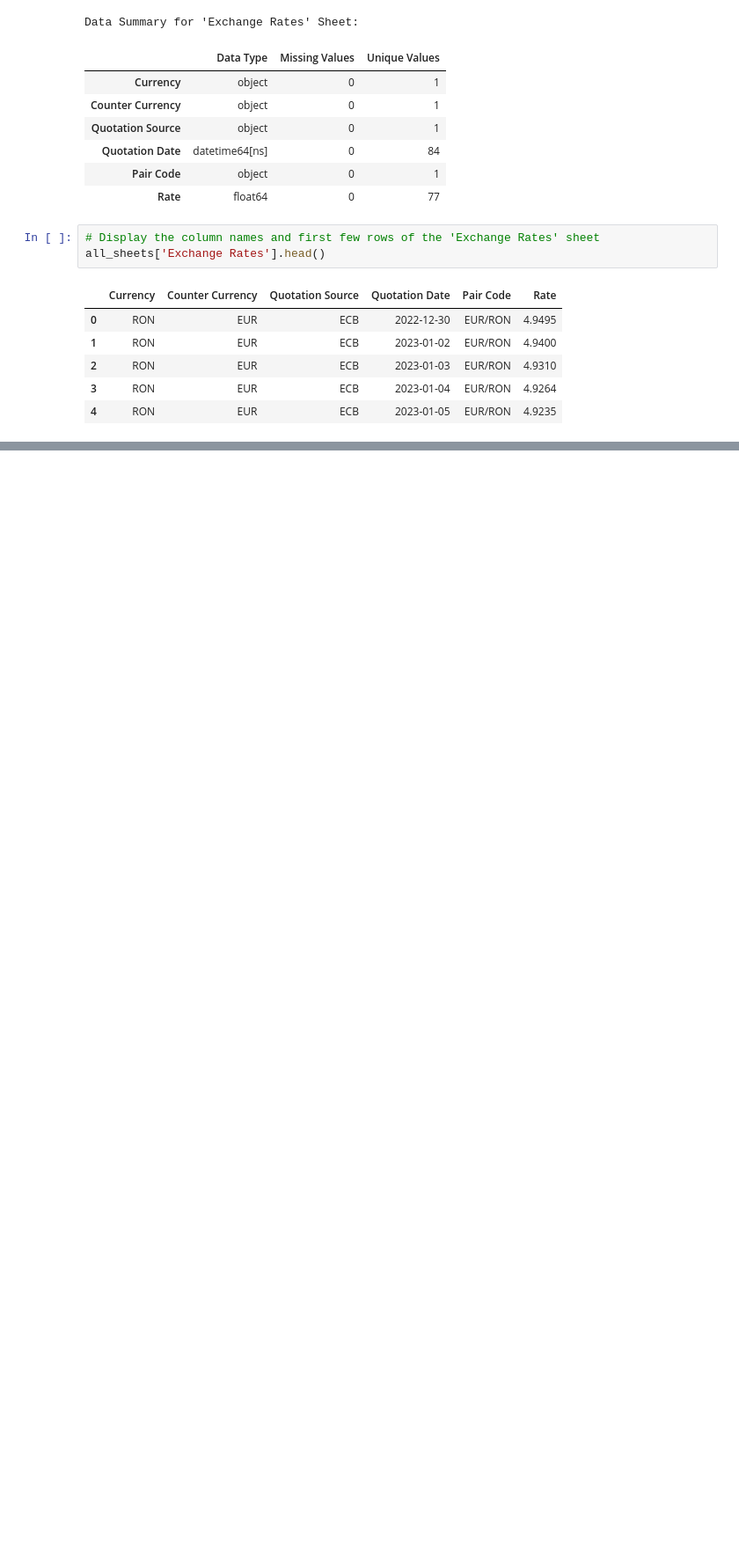
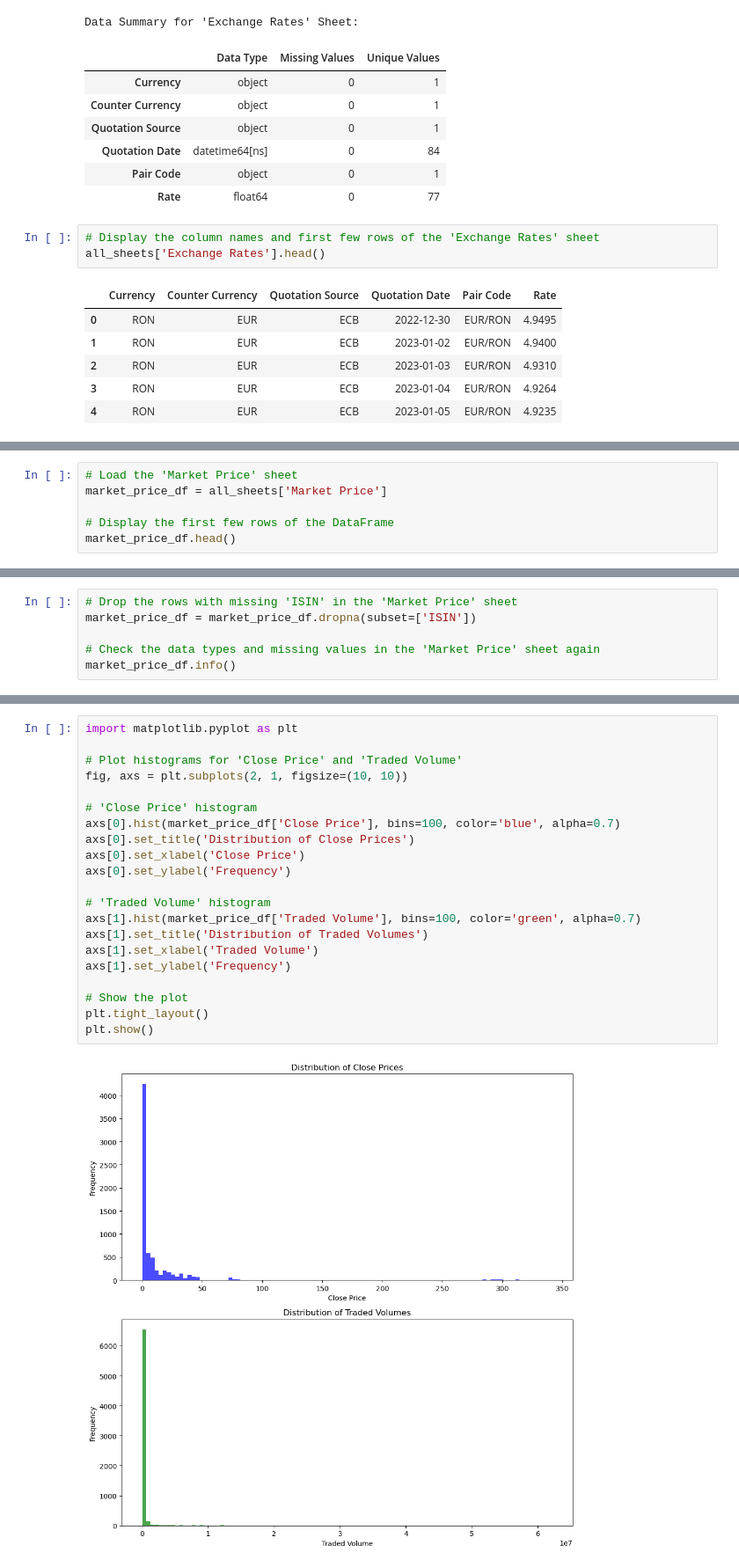
Before and after one commit to raj-rajat/Stock-Exchange-Data-2023, a Jupyter notebook: stock-exchange-performance-in-2023.ipynb, the cells around one changed output, grey strips where cells are left out. Shown: that part at 88% size. Drawn from its saved outputs; the diff is of its cells as text; blank space fills up the shorter version.

```diff
--- a/stock-exchange-performance-in-2023.ipynb
+++ b/stock-exchange-performance-in-2023.ipynb
@@ -141,0 +318,6 @@ all_sheets['Exchange Rates'].head()
+# %%
+# Load the 'Market Price' sheet
+market_price_df = all_sheets['Market Price']
+
+# Display the first few rows of the DataFrame
+market_price_df.head()
@@ -141,0 +406,6 @@ all_sheets['Exchange Rates'].head()
+# %%
+# Drop the rows with missing 'ISIN' in the 'Market Price' sheet
+market_price_df = market_price_df.dropna(subset=['ISIN'])
+
+# Check the data types and missing values in the 'Market Price' sheet again
+market_price_df.info()
@@ -141,0 +440,23 @@ all_sheets['Exchange Rates'].head()
+# %%
+import matplotlib.pyplot as plt
+
+# Plot histograms for 'Close Price' and 'Traded Volume'
+fig, axs = plt.subplots(2, 1, figsize=(10, 10))
+
+# 'Close Price' histogram
+axs[0].hist(market_price_df['Close Price'], bins=100, color='blue', alpha=0.7)
+axs[0].set_title('Distribution of Close Prices')
+axs[0].set_xlabel('Close Price')
+axs[0].set_ylabel('Frequency')
+
+# 'Traded Volume' histogram
+axs[1].hist(market_price_df['Traded Volume'], bins=100, color='green', alpha=0.7)
+axs[1].set_title('Distribution of Traded Volumes')
+axs[1].set_xlabel('Traded Volume')
+axs[1].set_ylabel('Frequency')
+
+# Show the plot
+plt.tight_layout()
+plt.show()
+# %% [output]
+[figure, added]
```
Also changed, not shown: parts of 22 cells of this notebook.
